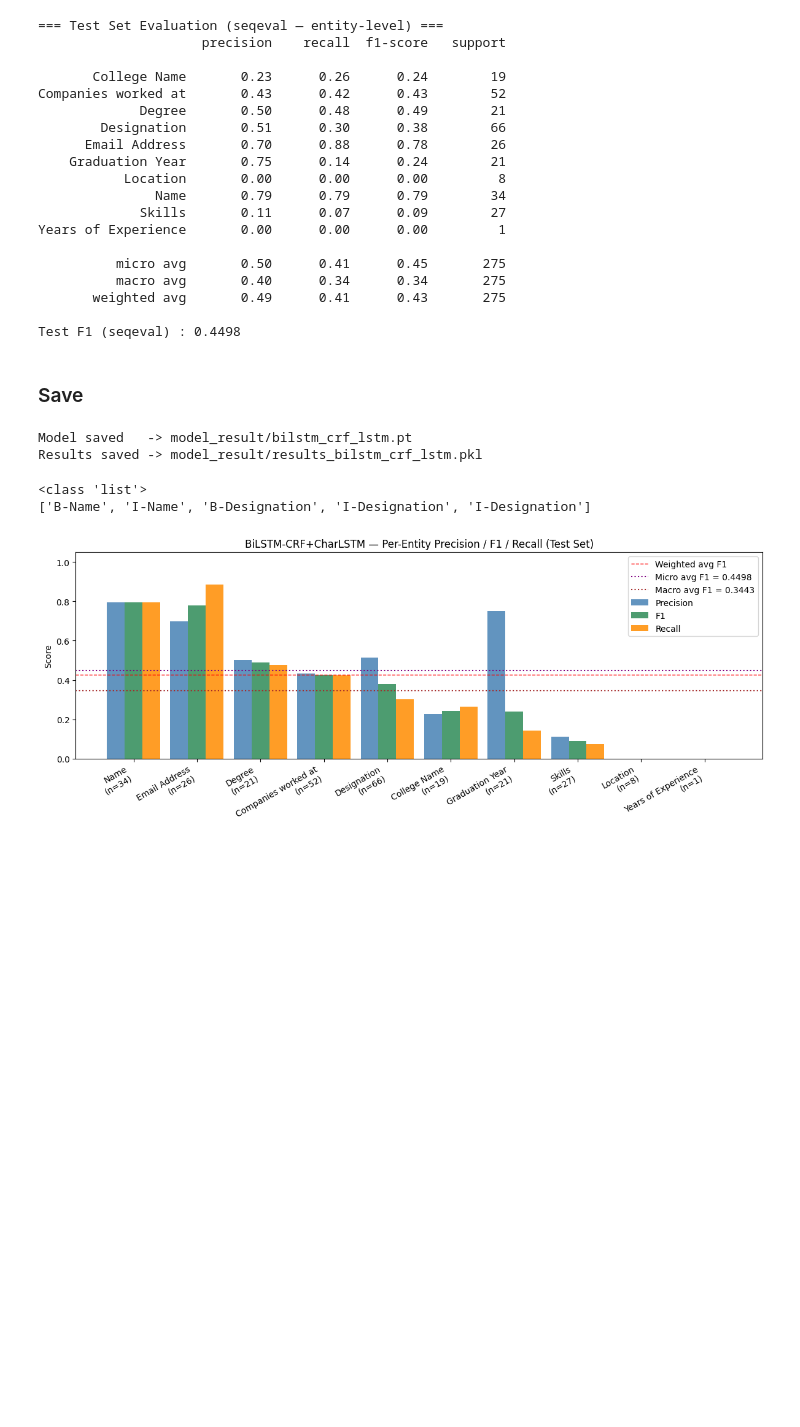
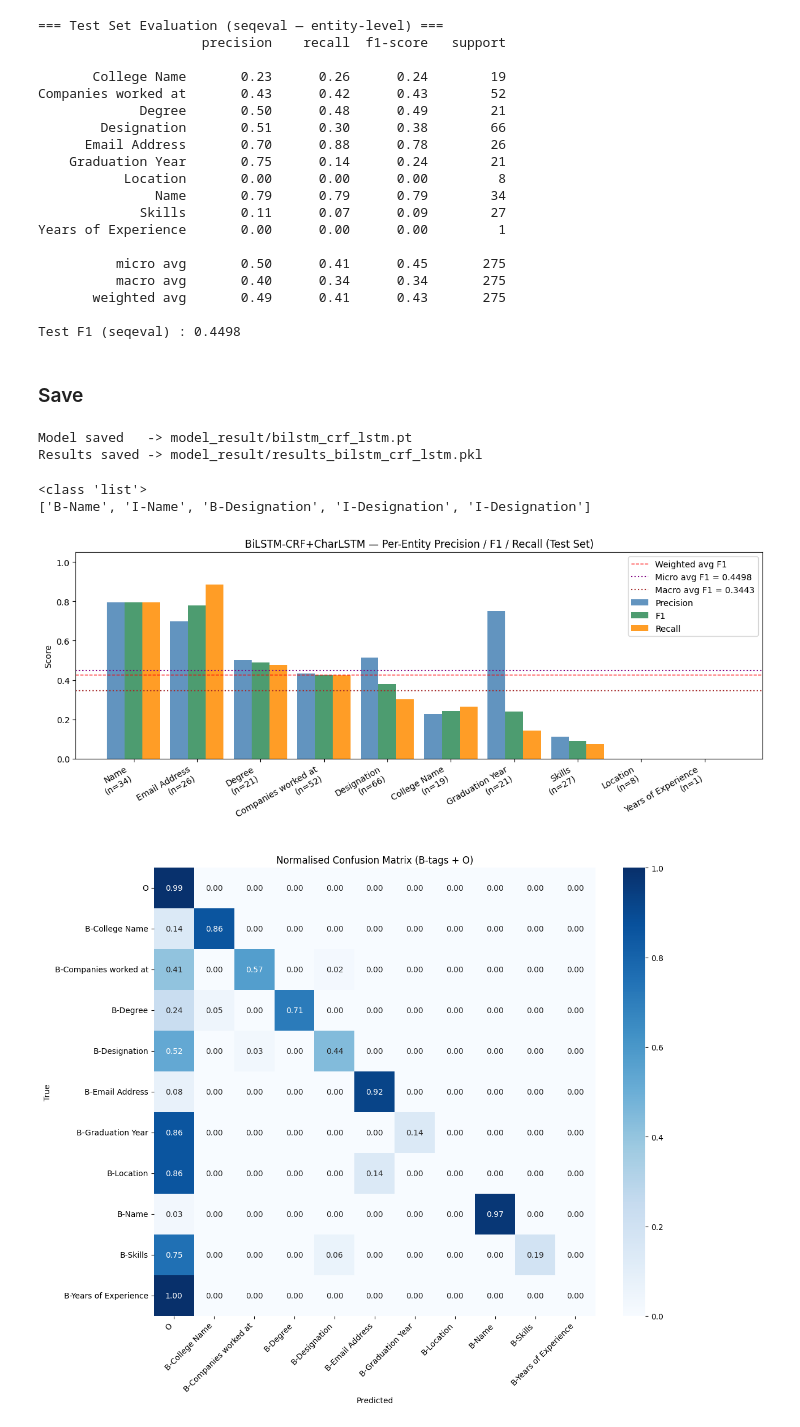
Before and after one commit to michellaprojects/nlp-ner, a Jupyter notebook: notebooks/Modelling/bilstm_crf_lstm.ipynb, the cells around one changed output. Drawn from its saved outputs; the diff is of its cells as text; code cells hidden in the pictures; blank space fills up the shorter version.

Commit message:
add graph on bilstm crf lstm

```diff
--- a/notebooks/Modelling/bilstm_crf_lstm.ipynb
+++ b/notebooks/Modelling/bilstm_crf_lstm.ipynb
@@ -127,14 +127,6 @@ from torchcrf import CRF
 
 
 class CharLSTM(nn.Module):
-    """
-    Character-level LSTM → fixed-size embedding per token.
-
-    Takes the last hidden state of a forward LSTM over character IDs.
-
-    Input  : (batch * seq_len, max_char)  — char IDs per token
-    Output : (batch, seq_len, char_hidden_dim)
-    """
     def __init__(self, char_vocab_size, char_embed_dim=30, char_hidden_dim=50):
         super().__init__()
         self.embed = nn.Embedding(char_vocab_size, char_embed_dim, padding_idx=0)
@@ -156,15 +148,6 @@ class CharLSTM(nn.Module):
 
 
 class BiLSTM_CRF(nn.Module):
-    """
-    BiLSTM-CRF with CharLSTM for NER.
-
-    Pipeline
-    --------
-    Token IDs → FastText word embeddings  ┐
-    Char IDs  → CharLSTM char embeddings  ├─ concat → BiLSTM → Linear → CRF
-    """
-
     def __init__(
         self,
         embedding_matrix  : np.ndarray,
@@ -626,3 +608,40 @@ plt.tight_layout()
 plt.show()
 # %% [output]
 [figure]
+# %%
+import numpy as np
+import matplotlib.pyplot as plt
+import seaborn as sns
+from sklearn.metrics import confusion_matrix
+
+# Ambil semua unique labels (B-tags + O)
+all_labels = ['O'] + [l for l in sorted(set(y_true_raw)) if l.startswith('B-')]
+
+# Buat confusion matrix
+cm = confusion_matrix(y_true_raw, y_pred_raw, labels=all_labels)
+
+# Normalize per row (true label)
+cm_norm = cm.astype(float) / cm.sum(axis=1, keepdims=True)
+cm_norm = np.nan_to_num(cm_norm)  # handle division by zero
+
+# Plot
+fig, ax = plt.subplots(figsize=(12, 10))
+sns.heatmap(
+    cm_norm,
+    annot=True,
+    fmt='.2f',
+    cmap='Blues',
+    xticklabels=all_labels,
+    yticklabels=all_labels,
+    ax=ax,
+    vmin=0, vmax=1
+)
+ax.set_xlabel('Predicted')
+ax.set_ylabel('True')
+ax.set_title('Normalised Confusion Matrix (B-tags + O)')
+plt.xticks(rotation=45, ha='right')
+plt.yticks(rotation=0)
+plt.tight_layout()
+plt.show()
+# %% [output]
+[figure, added]
```
Also changed, not shown: parts of 1 cell of this notebook, 6 other files.
